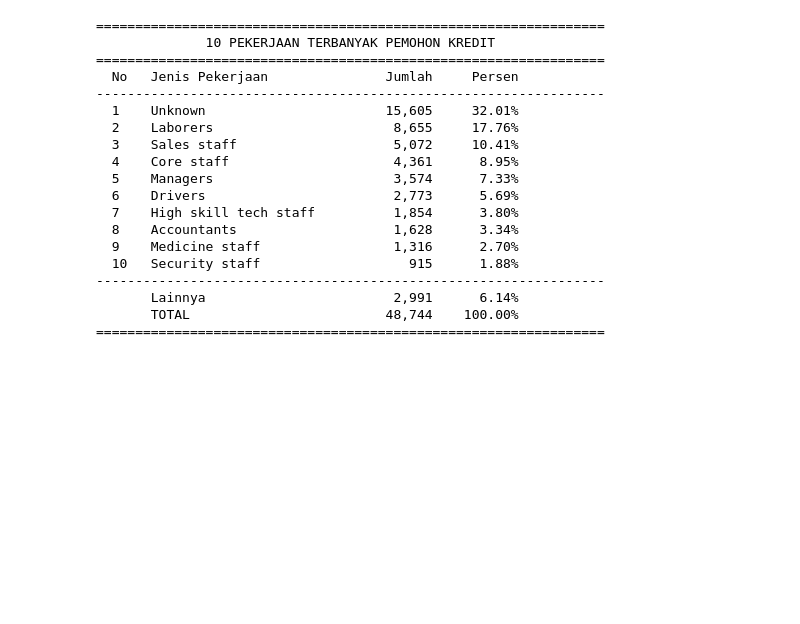
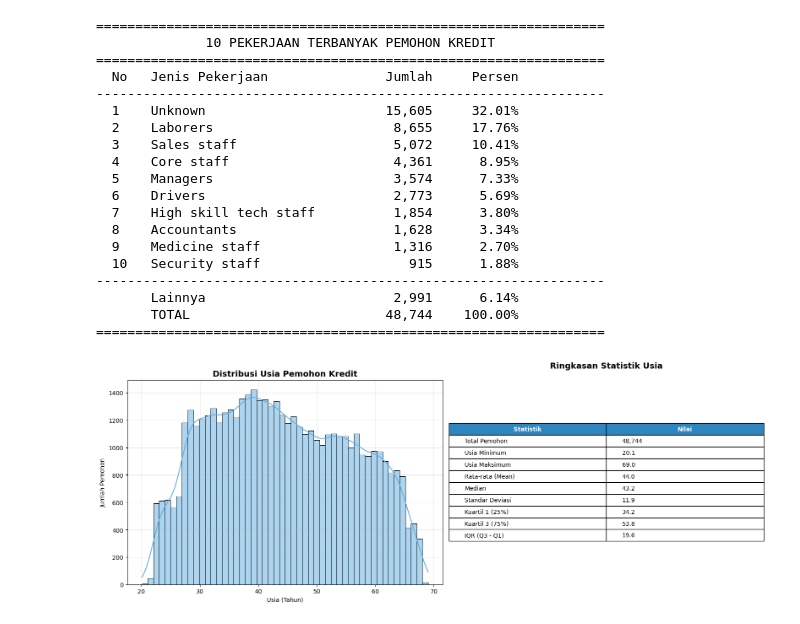
Before and after one commit to g0maruuuu/KoopCare-EDA, a Jupyter notebook: data_processing.ipynb, the cells around one changed output. Drawn from its saved outputs; the diff is of its cells as text; code cells hidden in the pictures; blank space fills up the shorter version.

Commit message:
data test train

```diff
--- a/data_processing.ipynb
+++ b/data_processing.ipynb
@@ -1138,3 +1138,91 @@ print("=" * 65)
        Lainnya                        2,991      6.14%
        TOTAL                         48,744    100.00%
 =================================================================
+# %%
+# =============================
+# HITUNG USIA
+# =============================
+usia = df_clean_test['DAYS_BIRTH'] / -365
+
+total_pemohon = len(usia)
+
+# Statistik
+min_usia = usia.min()
+max_usia = usia.max()
+mean_usia = usia.mean()
+median_usia = usia.median()
+std_usia = usia.std()
+q1 = usia.quantile(0.25)
+q3 = usia.quantile(0.75)
+iqr = q3 - q1
+
+# =============================
+# VISUALISASI
+# =============================
+fig, axes = plt.subplots(1, 2, figsize=(16, 6))
+
+# --- SUBPLOT 1: Histogram ---
+ax1 = axes[0]
+
+sns.histplot(usia, bins=50, kde=True, color='#5dade2', ax=ax1)
+
+ax1.set_title("Distribusi Usia Pemohon Kredit", fontsize=14, fontweight='bold')
+ax1.set_xlabel("Usia (Tahun)")
+ax1.set_ylabel("Jumlah Pemohon")
+ax1.grid(alpha=0.3)
+
+# --- SUBPLOT 2: Tabel statistik ---
+ax2 = axes[1]
+ax2.axis('off')
+
+table_data = [
+['Total Pemohon', f'{total_pemohon:,}'],
+['Usia Minimum', f'{min_usia:.1f}'],
+['Usia Maksimum', f'{max_usia:.1f}'],
+['Rata-rata (Mean)', f'{mean_usia:.1f}'],
+['Median', f'{median_usia:.1f}'],
+['Standar Deviasi', f'{std_usia:.1f}'],
+['Kuartil 1 (25%)', f'{q1:.1f}'],
+['Kuartil 3 (75%)', f'{q3:.1f}'],
+['IQR (Q3 - Q1)', f'{iqr:.1f}']
+]
+
+table = ax2.table(
+cellText=table_data,
+colLabels=['Statistik', 'Nilai'],
+loc='center',
+cellLoc='left',
+colColours=['#2e86c1', '#2e86c1']
+)
+
+table.auto_set_font_size(False)
+table.set_fontsize(10)
+table.scale(1, 1.6)
+
+# Header styling
+for col_idx in range(2):
+    table[0, col_idx].set_text_props(color='white', fontweight='bold')
+
+ax2.set_title("Ringkasan Statistik Usia", fontsize=14, fontweight='bold', pad=20)
+
+plt.tight_layout()
+plt.show()
+
+# =============================
+# CETAK RINGKASAN
+# =============================
+print("=" * 55)
+print(f"{'RINGKASAN STATISTIK USIA PEMOHON':^55}")
+print("=" * 55)
+print(f"{'Total Pemohon':<25}: {total_pemohon:,}")
+print(f"{'Usia Minimum':<25}: {min_usia:.1f}")
+print(f"{'Usia Maksimum':<25}: {max_usia:.1f}")
+print(f"{'Rata-rata (Mean)':<25}: {mean_usia:.1f}")
+print(f"{'Median':<25}: {median_usia:.1f}")
+print(f"{'Standar Deviasi':<25}: {std_usia:.1f}")
+print(f"{'Kuartil 1 (25%)':<25}: {q1:.1f}")
+print(f"{'Kuartil 3 (75%)':<25}: {q3:.1f}")
+print(f"{'IQR (Q3 - Q1)':<25}: {iqr:.1f}")
+print("=" * 55)
+# %% [output]
+[figure, added]
```
Also changed, not shown: parts of 4 cells of this notebook.
